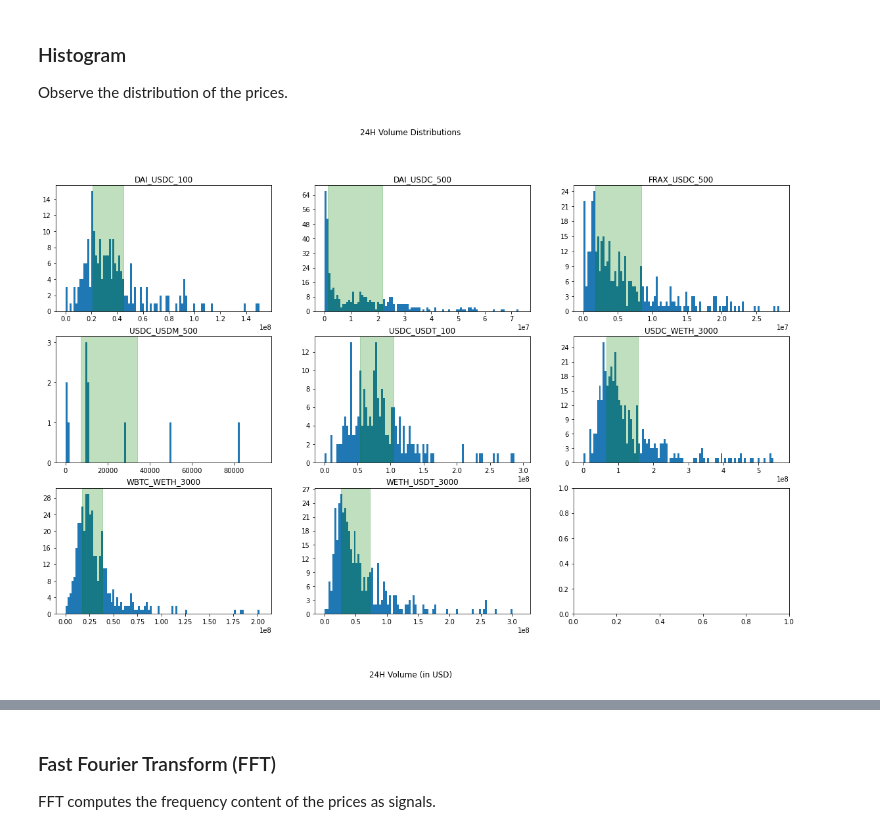
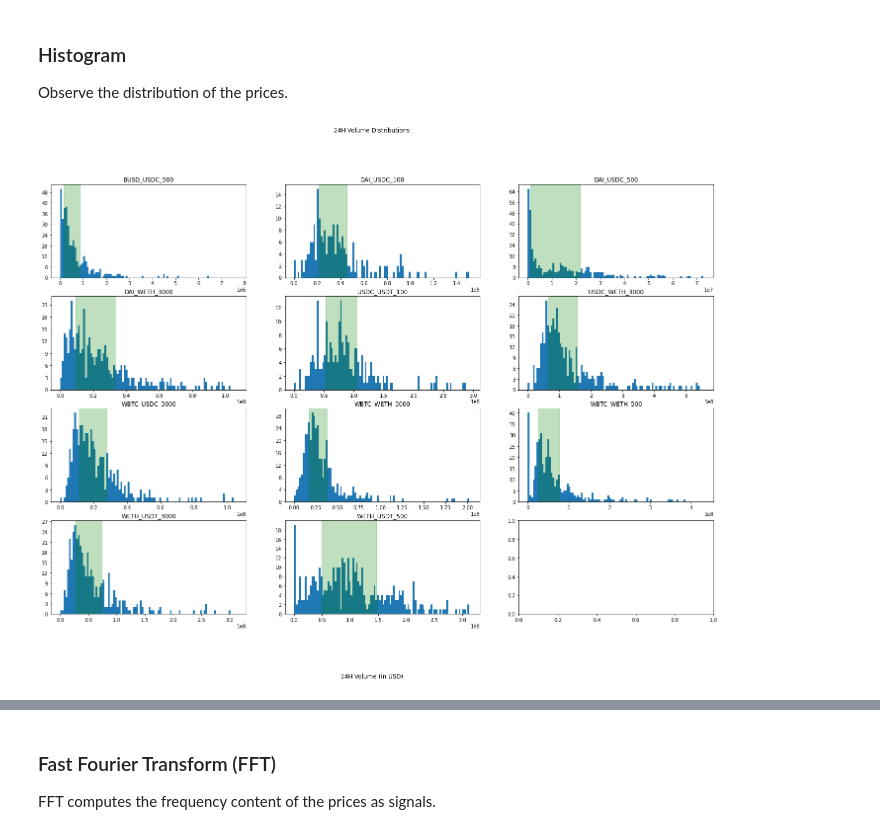
Before and after one commit to StardustLID/eth-uniswap-prelim-analysis, a Jupyter notebook: analysis/chart_data.ipynb, the cells around one changed output, grey strips where cells are left out. Saved outputs shown, nothing was run; the diff lists cells and outputs as text; code cells hidden in the pictures.

Commit message:
put config in yaml, update whitelist tokens and pools, rerun notebook

```diff
--- a/analysis/chart_data.ipynb
+++ b/analysis/chart_data.ipynb
@@ -99,38 +125,36 @@ def format_pool_name(symbol0: str, symbol1: str, fee_tier: int) -> str:
 with open(f"{data_folder}/topPoolDatas.json", "r") as f:
     top_pool_datas = json.load(f)
 
-# TODO: better token symbol mapping
-token_symbols = dict()
-
 # replace nested dict with token addr
 for pool_dict in top_pool_datas["topPoolDatas"]:
     for token in ["token0", "token1"]:
-        token_symbols[pool_dict[token]["id"]] = pool_dict[token]["symbol"]
         pool_dict[token] = pool_dict[token]["id"]
 
 top_pools_df = pd.DataFrame.from_dict(top_pool_datas["topPoolDatas"]).astype(
     {"token0": str, "token1": str, "feeTier": int}
 )
 
-# add addr and name
+# drop unused cols
+top_pools_df.drop(columns=["tick", "sqrtPrice", "liquidity"], inplace=True)
+
+# add addr
 top_pools_df["pool_addr"] = largest_tvl_pool_addrs
+
+# whitelist a pool if both its token0 and token1 are whitelisted
+is_whitelisted_pool = top_pools_df["token0"].isin(whitelisted_addresses) & top_pools_df[
+    "token1"
+].isin(whitelisted_addresses)
+top_pools_df = top_pools_df[is_whitelisted_pool]
+
+# add name
 top_pools_df["name"] = top_pools_df.apply(
     lambda x: format_pool_name(
-        token_symbols[x["token0"]], token_symbols[x["token1"]], x["feeTier"]
+        addr2sym(x["token0"]), addr2sym(x["token1"]), x["feeTier"]
     ),
     axis=1,
 )
 
-# drop unused cols
-top_pools_df.drop(columns=["tick", "sqrtPrice", "liquidity"], inplace=True)
-
-# drop pools without whitelisted symbols
-has_whitelisted_symbols = top_pools_df["name"].str.contains(
-    "|".join(whitelisted_symbols)
-)
-top_pools_df = top_pools_df[has_whitelisted_symbols]
-
-top_pools_df.head()
+top_pools_df
 # %% [output]
 |  | token0 | token1 | feeTier | pool_addr | name |
 | 1 | 0x6b175474e89094c44da98b954eedeac... | 0xa0b86991c6218b36c1d19d4a2e9eb0c... | 100 | 0x5777d92f208679db4b9778590fa3cab... | DAI_USDC_100 |
@@ -193,7 +224,7 @@ async def fetch_pool_chart_data(
     all_found = False
     result = {"poolDayDatas": []}
 
-    transport = AIOHTTPTransport(url=uniswap_v3_subgraph_url)
+    transport = AIOHTTPTransport(url=UNISWAP_V3_SUBGRAPH_URL)
 
     async with Client(
         transport=transport,
@@ -237,8 +268,8 @@ if refetch:
     for i, row in top_pools_df.iterrows():
         await fetch_pool_chart_data(
             row["pool_addr"],
-            token_symbols[row["token0"]],
-            token_symbols[row["token1"]],
+            addr2sym(row["token0"]),
+            addr2sym(row["token1"]),
             row["feeTier"],
         )
     print(fetch_pool_error)
@@ -350,27 +384,27 @@ plt.show()
 ### Histogram
 Observe the distribution of the prices.
 # %%
-fig = plt.figure(figsize=(20, 12))
-axes = fig.subplots(3, 3)
+fig = plt.figure(figsize=(24, 16))
+axes = fig.subplots(4, SUBPLOTS_PER_ROW)
 for i, pool_name in enumerate(pool_names):
     volumeUSD_series = df[pool_name + "_volumeUSD"]
-    ax = axes[math.floor(i / 3), i % 3]
+    ax = axes[math.floor(i / SUBPLOTS_PER_ROW), i % SUBPLOTS_PER_ROW]
     ax.title.set_text(pool_name)
     ax.hist(volumeUSD_series, bins=100, range=(0, volumeUSD_series.quantile(0.99)))
 
     # force y-axis ticks to use integers
     ax.get_yaxis().set_major_locator(MaxNLocator(integer=True))
 
     # highlight 25%-75% percentile
     lq = volumeUSD_series.quantile(0.25)
     uq = volumeUSD_series.quantile(0.75)
     ax.axvspan(lq, uq, color="green", alpha=0.25)
 
 fig.suptitle("24H Volume Distributions")
 fig.supxlabel("24H Volume (in USD)")
 plt.show()
 # %% [output]
-[figure, old version]
+[figure, new version]
 # %%
 pool_df = df.drop(columns="timestamp")
 # note: df.std() is normalized by N-1
```
Also changed, not shown: parts of 16 cells of this notebook, 7 other files.
